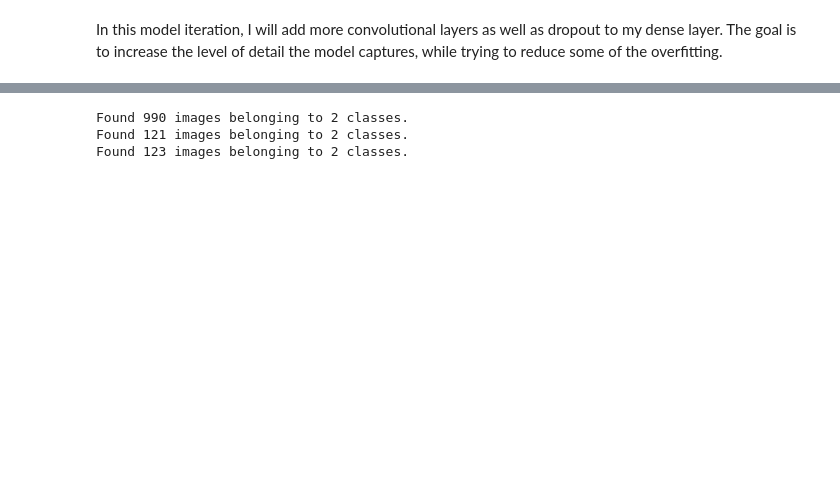
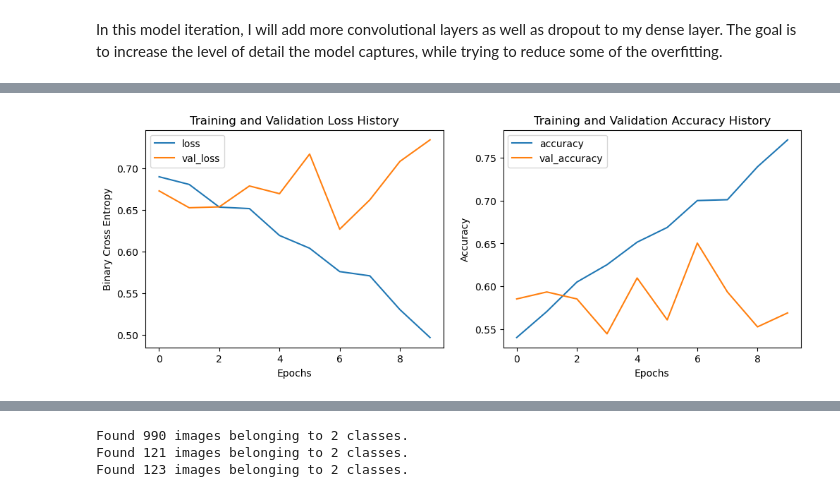
Before and after one commit to michael-pozo/Identifying_Dementia_in_MRIs, a Jupyter notebook: Identifying Dementia in MRIs.ipynb, the cells around one changed output, grey strips where cells are left out. Cells and saved outputs as stored; diff of their text form; code cells hidden in the pictures; blank space fills up the shorter version.

```diff
--- a/Identifying Dementia in MRIs.ipynb
+++ b/Identifying Dementia in MRIs.ipynb
@@ -383,0 +348,4 @@ Test loss: 1.0058866739273071 Test accuracy: 0.4958677887916565
+# %%
+plot_performance(history_model_1)
+# %% [output]
+[figure, added]
```
Also changed, not shown: parts of 82 cells of this notebook.
